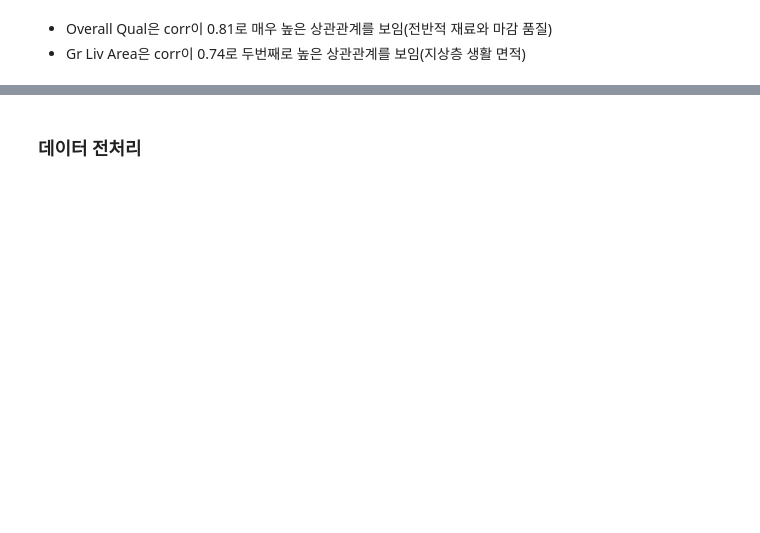
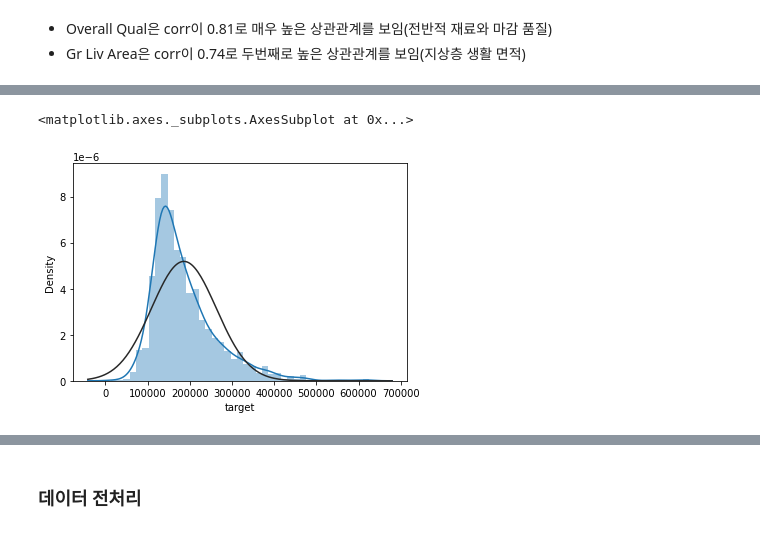
Before and after one commit to JJungEEun/dacon, a Jupyter notebook: 집값예측경진대회/집값예측경진대회.ipynb, the cells around one changed output, grey strips where cells are left out. Cells and saved outputs as stored; diff of their text form; code cells hidden in the pictures; blank space fills up the shorter version.

```diff
--- a/집값예측경진대회/집값예측경진대회.ipynb
+++ b/집값예측경진대회/집값예측경진대회.ipynb
@@ -208,0 +281,5 @@ exter qual(외관 재료 품질), kitchenQual(부억 품질), BsmtQual(지하실
+# %%
+sns.distplot(train['target'],fit = norm)
+# %% [output]
+<matplotlib.axes._subplots.AxesSubplot at 0x...>
+[figure, added]
```
Also changed, not shown: parts of 65 cells of this notebook.
